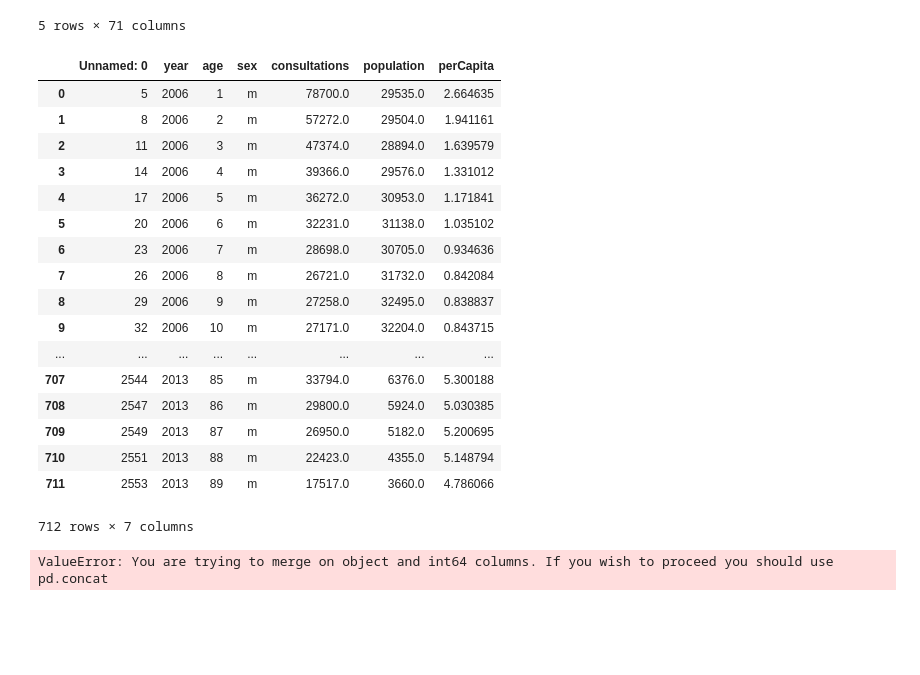
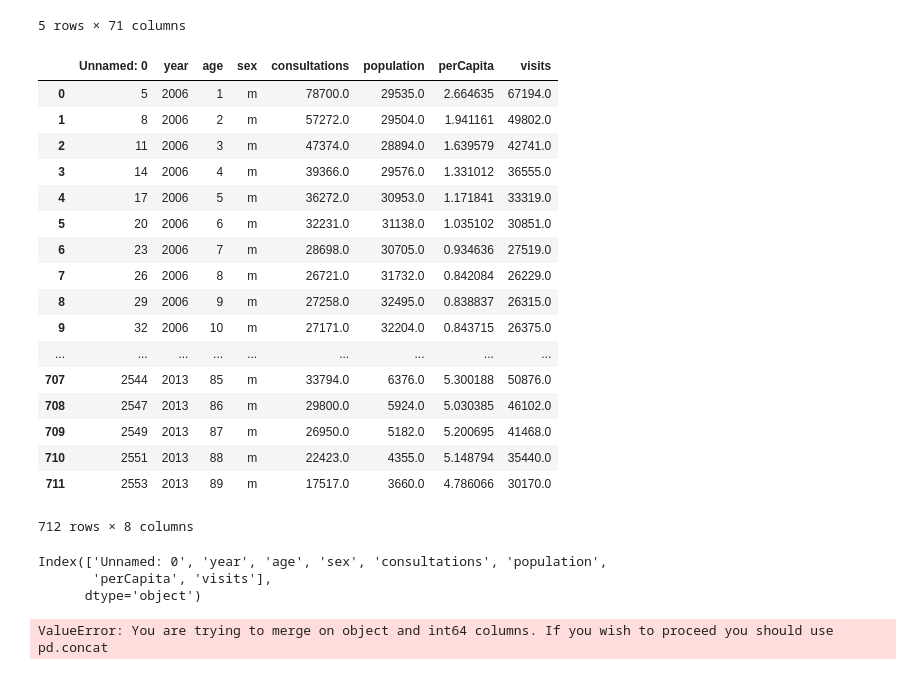
Before and after one commit to marikristoffersen/Exam_19, a Jupyter notebook: Oppgave1/Oppgave 1.ipynb, the cells around one changed output. Drawn from its saved outputs; the diff is of its cells as text; code cells hidden in the pictures; blank space fills up the shorter version.

```diff
--- a/Oppgave1/Oppgave 1.ipynb
+++ b/Oppgave1/Oppgave 1.ipynb
@@ -67,25 +70,32 @@ df2.head()
 5 rows × 71 columns
 # %%
 df3 = pd.read_csv('maleVisitsToPhysician.csv')
-# %%
-df3
-# %% [output]
-|  | Unnamed: 0 | year | age | sex | consultations | population | perCapita |
-| 0 | 5 | 2006 | 1 | m | 78700.0 | 29535.0 | 2.664635 |
-| 1 | 8 | 2006 | 2 | m | 57272.0 | 29504.0 | 1.941161 |
-| 2 | 11 | 2006 | 3 | m | 47374.0 | 28894.0 | 1.639579 |
-| 3 | 14 | 2006 | 4 | m | 39366.0 | 29576.0 | 1.331012 |
-| 4 | 17 | 2006 | 5 | m | 36272.0 | 30953.0 | 1.171841 |
-| 5 | 20 | 2006 | 6 | m | 32231.0 | 31138.0 | 1.035102 |
-| 6 | 23 | 2006 | 7 | m | 28698.0 | 30705.0 | 0.934636 |
-| 7 | 26 | 2006 | 8 | m | 26721.0 | 31732.0 | 0.842084 |
-| 8 | 29 | 2006 | 9 | m | 27258.0 | 32495.0 | 0.838837 |
-| 9 | 32 | 2006 | 10 | m | 27171.0 | 32204.0 | 0.843715 |
-| ... | ... | ... | ... | ... | ... | ... | ... |
-| 707 | 2544 | 2013 | 85 | m | 33794.0 | 6376.0 | 5.300188 |
-| 708 | 2547 | 2013 | 86 | m | 29800.0 | 5924.0 | 5.030385 |
-| 709 | 2549 | 2013 | 87 | m | 26950.0 | 5182.0 | 5.200695 |
-| 710 | 2551 | 2013 | 88 | m | 22423.0 | 4355.0 | 5.148794 |
-| 711 | 2553 | 2013 | 89 | m | 17517.0 | 3660.0 | 4.786066 |
-712 rows × 7 columns
+# %%
+df3['visits']=df.consultations
+df3
+# %% [output]
+|  | Unnamed: 0 | year | age | sex | consultations | population | perCapita | visits |
+| 0 | 5 | 2006 | 1 | m | 78700.0 | 29535.0 | 2.664635 | 67194.0 |
+| 1 | 8 | 2006 | 2 | m | 57272.0 | 29504.0 | 1.941161 | 49802.0 |
+| 2 | 11 | 2006 | 3 | m | 47374.0 | 28894.0 | 1.639579 | 42741.0 |
+| 3 | 14 | 2006 | 4 | m | 39366.0 | 29576.0 | 1.331012 | 36555.0 |
+| 4 | 17 | 2006 | 5 | m | 36272.0 | 30953.0 | 1.171841 | 33319.0 |
+| 5 | 20 | 2006 | 6 | m | 32231.0 | 31138.0 | 1.035102 | 30851.0 |
+| 6 | 23 | 2006 | 7 | m | 28698.0 | 30705.0 | 0.934636 | 27519.0 |
+| 7 | 26 | 2006 | 8 | m | 26721.0 | 31732.0 | 0.842084 | 26229.0 |
+| 8 | 29 | 2006 | 9 | m | 27258.0 | 32495.0 | 0.838837 | 26315.0 |
+| 9 | 32 | 2006 | 10 | m | 27171.0 | 32204.0 | 0.843715 | 26375.0 |
+| ... | ... | ... | ... | ... | ... | ... | ... | ... |
+| 707 | 2544 | 2013 | 85 | m | 33794.0 | 6376.0 | 5.300188 | 50876.0 |
+| 708 | 2547 | 2013 | 86 | m | 29800.0 | 5924.0 | 5.030385 | 46102.0 |
+| 709 | 2549 | 2013 | 87 | m | 26950.0 | 5182.0 | 5.200695 | 41468.0 |
+| 710 | 2551 | 2013 | 88 | m | 22423.0 | 4355.0 | 5.148794 | 35440.0 |
+| 711 | 2553 | 2013 | 89 | m | 17517.0 | 3660.0 | 4.786066 | 30170.0 |
+712 rows × 8 columns
+# %%
+df.columns
+# %% [output]
+Index(['Unnamed: 0', 'year', 'age', 'sex', 'consultations', 'population',
+       'perCapita', 'visits'],
+      dtype='object')
 # %%
```
Also changed, not shown: parts of 3 cells of this notebook.
